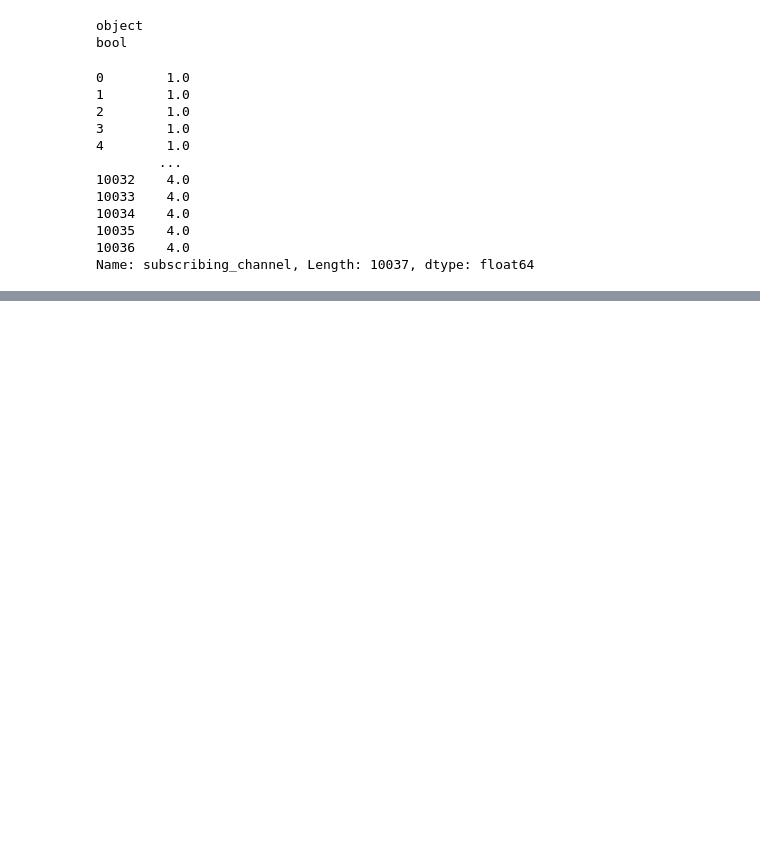
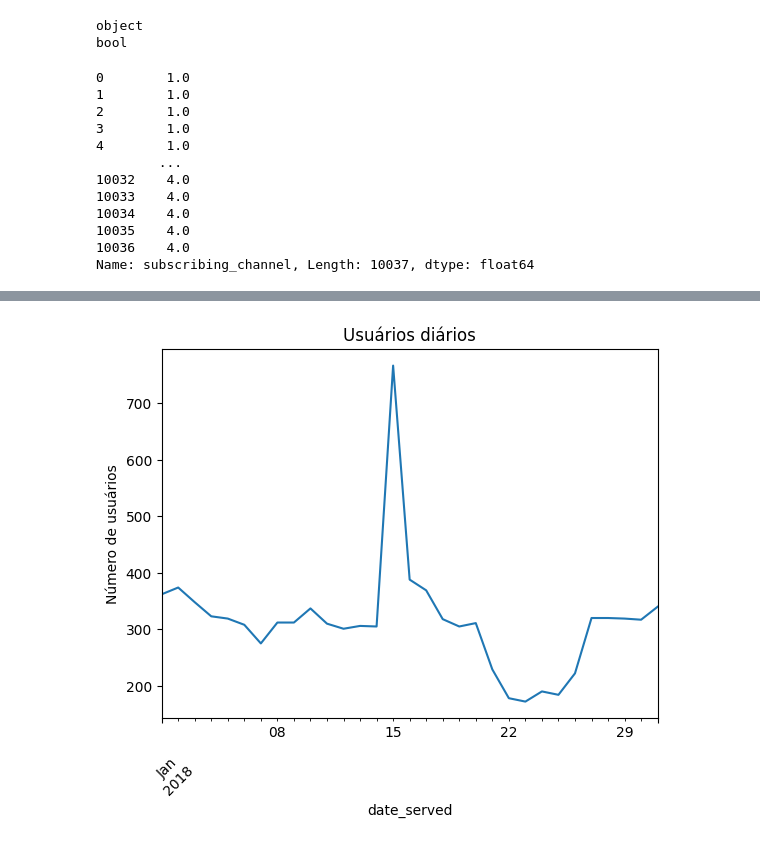
Before and after one commit to AlanVinicius357/AprendizagemMaquina-python, a Jupyter notebook: aula1.ipynb, the cells around one changed output, grey strips where cells are left out. Cells and saved outputs as stored; diff of their text form; code cells hidden in the pictures; blank space fills up the shorter version.

```diff
--- a/aula1.ipynb
+++ b/aula1.ipynb
@@ -171,0 +202,6 @@ Name: subscribing_channel, Length: 10037, dtype: float64
+# %%
+# Lendo o arquivo 'marketing.csv' e garantindo que as colunas de data sejam interpretadas corretamente
+marketing = pd.read_csv('marketing.csv', parse_dates=['date_served', 'date_subscribed', 'date_canceled'])
+# %%
+# Adicionando a coluna 'DoW' para o dia da semana a partir de 'date_subscribed'
+marketing['DoW'] = marketing['date_subscribed'].dt.dayofweek
@@ -171,0 +224,6 @@ Name: subscribing_channel, Length: 10037, dtype: float64
+# %%
+# Agrupar por 'date_served' e contar o número de 'user_id' únicos
+daily_users = marketing.groupby('date_served')['user_id'].nunique()
+
+# Exibir as primeiras linhas de 'daily_users'
+print(daily_users.head())
@@ -171,0 +262,17 @@ Name: subscribing_channel, Length: 10037, dtype: float64
+# %%
+
+
+# Plotando daily_users
+daily_users.plot()
+
+# Incluindo o título e o rótulo do eixo y
+plt.title('Usuários diários')
+plt.ylabel('Número de usuários')
+
+# Rotacionando os rótulos do eixo x em 45 graus
+plt.xticks(rotation=45)
+
+# Exibindo o gráfico
+plt.show()
+# %% [output]
+[figure, added]
```
Also changed, not shown: parts of 12 cells of this notebook.
